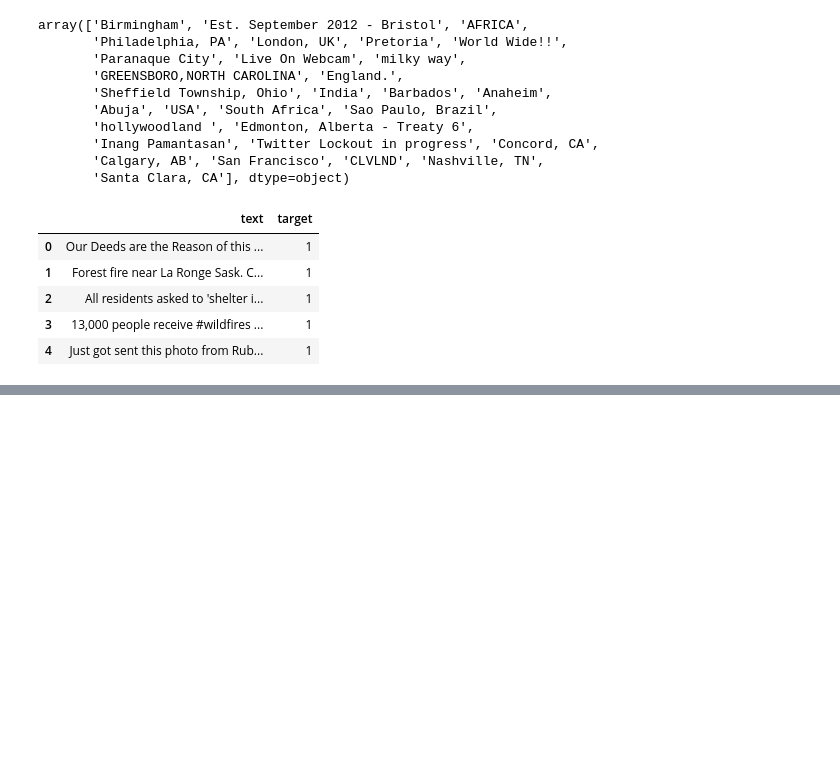
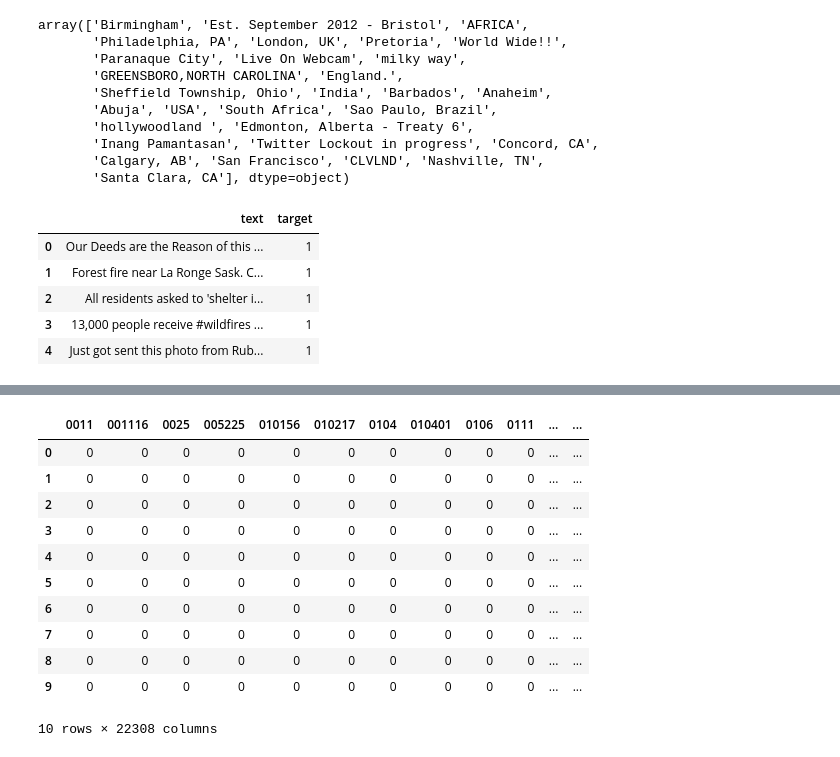
Before and after one commit to yepterence/Project-Cymopolea, a Jupyter notebook: text-processing.ipynb, the cells around one changed output, grey strips where cells are left out. Saved outputs shown, nothing was run; the diff lists cells and outputs as text; code cells hidden in the pictures; blank space fills up the shorter version.

```diff
--- a/text-processing.ipynb
+++ b/text-processing.ipynb
@@ -128,0 +120,13 @@ See the caveats in the documentation: https://pandas.pydata.org/pandas-docs/stab
+# %%
+
+
+def tokenize_lemmatize(text):
+    '''Input is a string sentence, returns list of lemmatized tokens'''
+
+    wn = nltk.WordNetLemmatizer() # Instantiating wordnet lemmatizer
+    tokens = re.split('\W+',text) # split words on white space
+    text_lemmatized = [ wn.lemmatize(word) for word in tokens ] # lemmatize tokens and store as list
+    return text_lemmatized
+# %%
+corpus_df['text_lemmatized'] = corpus_df['cleaned_text'].apply(lambda x: tokenize_lemmatize(x))
+corpus_df.head()
@@ -128,0 +145,26 @@ See the caveats in the documentation: https://pandas.pydata.org/pandas-docs/stab
+# %%
+# Instantiate CountVectorizer
+CountVec = text.CountVectorizer(analyzer='word')
+# convert text to matrix of token counts
+count_matrix = CountVec.fit_transform(corpus_df['cleaned_text'])
+count_matrix = count_matrix.toarray()
+# convert count matrix to dataframe
+count_matrix_df = pd.DataFrame(count_matrix)
+# %%
+# extract headings for count matrix
+features = CountVec.get_feature_names()
+count_matrix_df.columns = features
+count_matrix_df.head(10)
+# %% [output]
+|  | 0011 | 001116 | 0025 | 005225 | 010156 | 010217 | 0104 | 010401 | 0106 | 0111 | ... | ... |
+| 0 | 0 | 0 | 0 | 0 | 0 | 0 | 0 | 0 | 0 | 0 | ... | ... |
+| 1 | 0 | 0 | 0 | 0 | 0 | 0 | 0 | 0 | 0 | 0 | ... | ... |
+| 2 | 0 | 0 | 0 | 0 | 0 | 0 | 0 | 0 | 0 | 0 | ... | ... |
+| 3 | 0 | 0 | 0 | 0 | 0 | 0 | 0 | 0 | 0 | 0 | ... | ... |
+| 4 | 0 | 0 | 0 | 0 | 0 | 0 | 0 | 0 | 0 | 0 | ... | ... |
+| 5 | 0 | 0 | 0 | 0 | 0 | 0 | 0 | 0 | 0 | 0 | ... | ... |
+| 6 | 0 | 0 | 0 | 0 | 0 | 0 | 0 | 0 | 0 | 0 | ... | ... |
+| 7 | 0 | 0 | 0 | 0 | 0 | 0 | 0 | 0 | 0 | 0 | ... | ... |
+| 8 | 0 | 0 | 0 | 0 | 0 | 0 | 0 | 0 | 0 | 0 | ... | ... |
+| 9 | 0 | 0 | 0 | 0 | 0 | 0 | 0 | 0 | 0 | 0 | ... | ... |
+10 rows × 22308 columns
```
Also changed, not shown: parts of 6 cells of this notebook.
